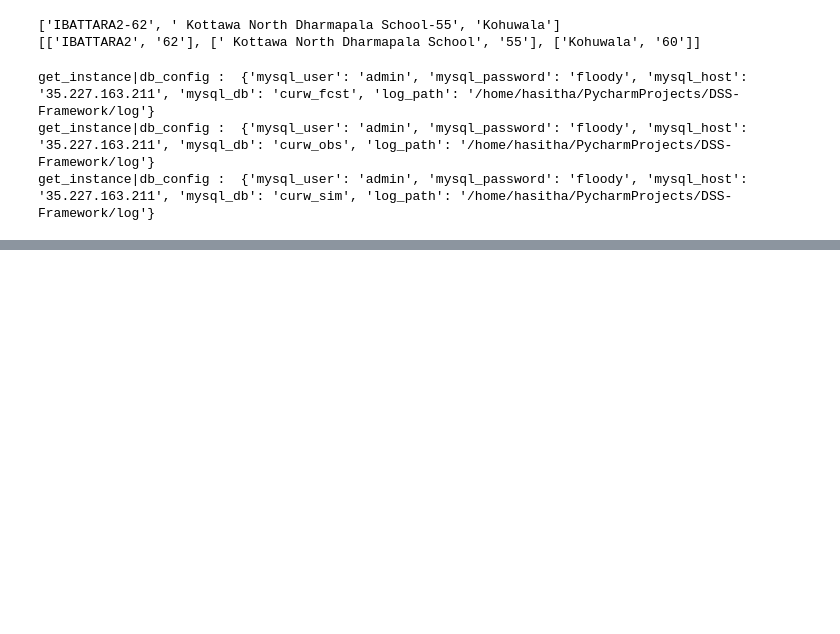
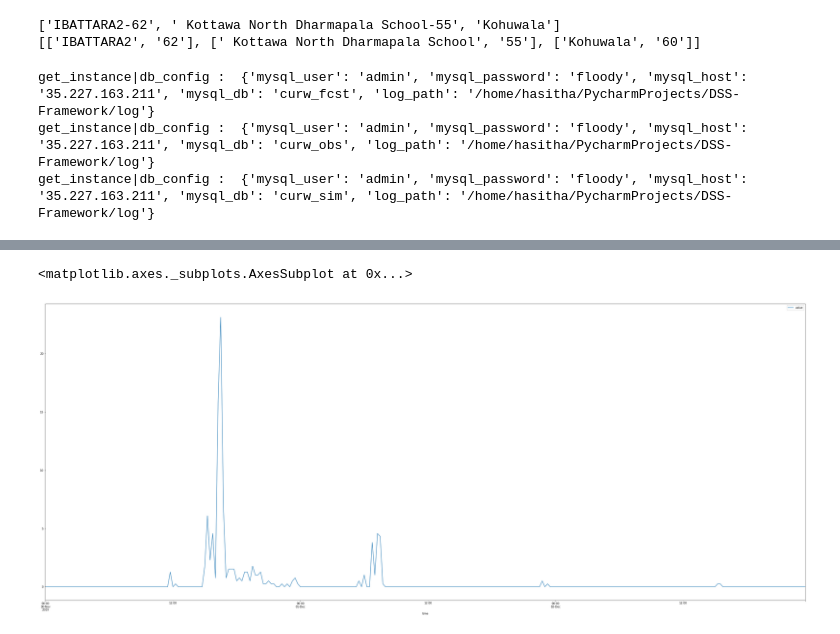
Before and after one commit to CUrW-SL/DSS-Framework, a Jupyter notebook: jupyter_notebooks/Water-level forecast.ipynb, the cells around one changed output, grey strips where cells are left out. Cells and saved outputs as stored; diff of their text form; code cells hidden in the pictures; blank space fills up the shorter version.

```diff
--- a/jupyter_notebooks/Water-level forecast.ipynb
+++ b/jupyter_notebooks/Water-level forecast.ipynb
@@ -121,0 +162,9 @@ def calculate_wrf_rule_accuracy(wrf_rule, exec_datetime, dss_adapter):
+# %%
+obs_df['time'] = pd.to_datetime(obs_df['time'], format=COMMON_DATE_TIME_FORMAT)
+obs_df.set_index('time', inplace=True)
+print(obs_df)
+
+min15_ts = pd.DataFrame()
+min15_ts['value'] = obs_df['value'].resample('15min', label='right', closed='right').sum()
+
+print(min15_ts)
@@ -121,0 +189,5 @@ def calculate_wrf_rule_accuracy(wrf_rule, exec_datetime, dss_adapter):
+# %%
+min15_ts.plot.line(y='value' ,figsize=(50,20))
+# %% [output]
+<matplotlib.axes._subplots.AxesSubplot at 0x...>
+[figure, added]
```
Also changed, not shown: parts of 5 cells of this notebook.
